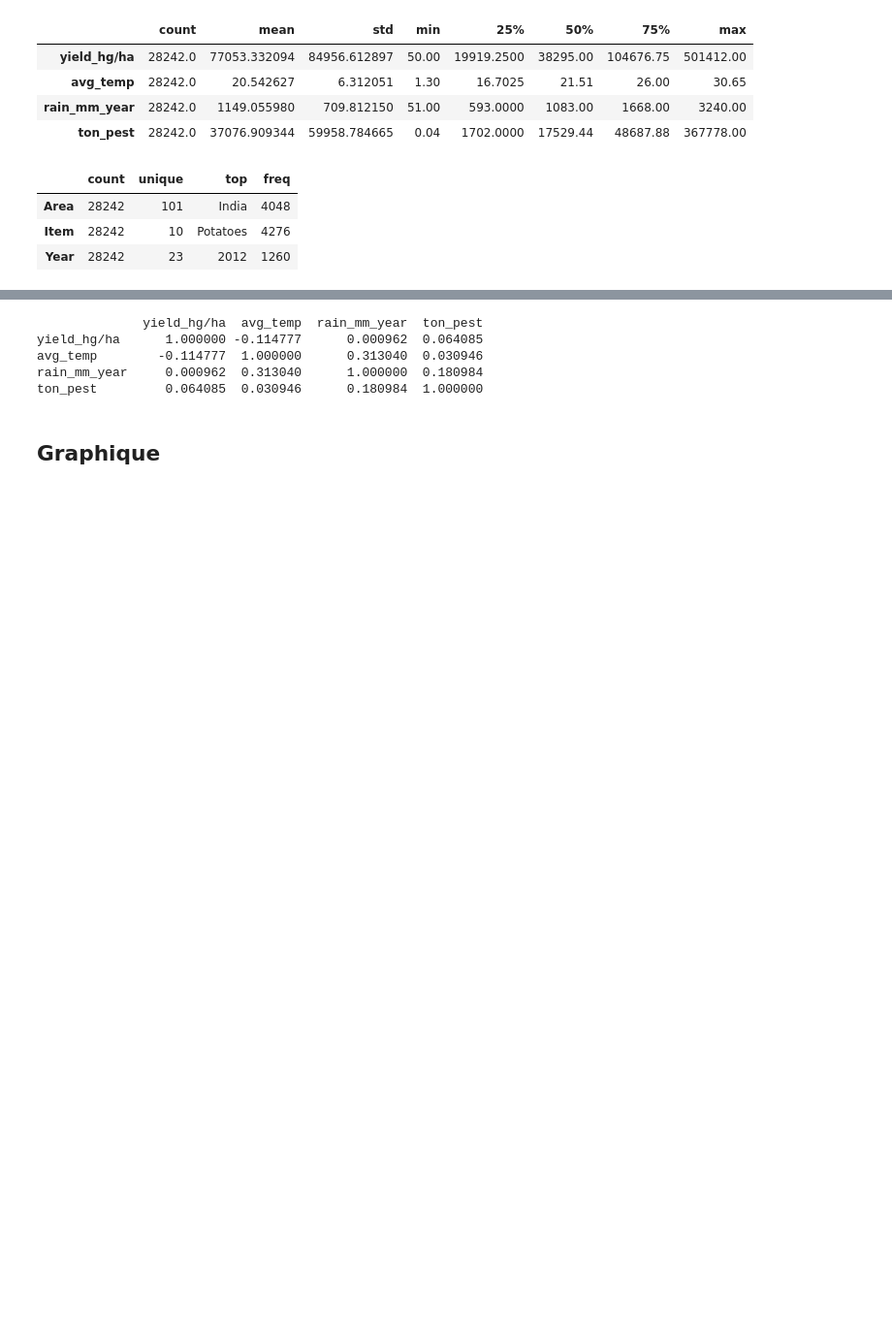
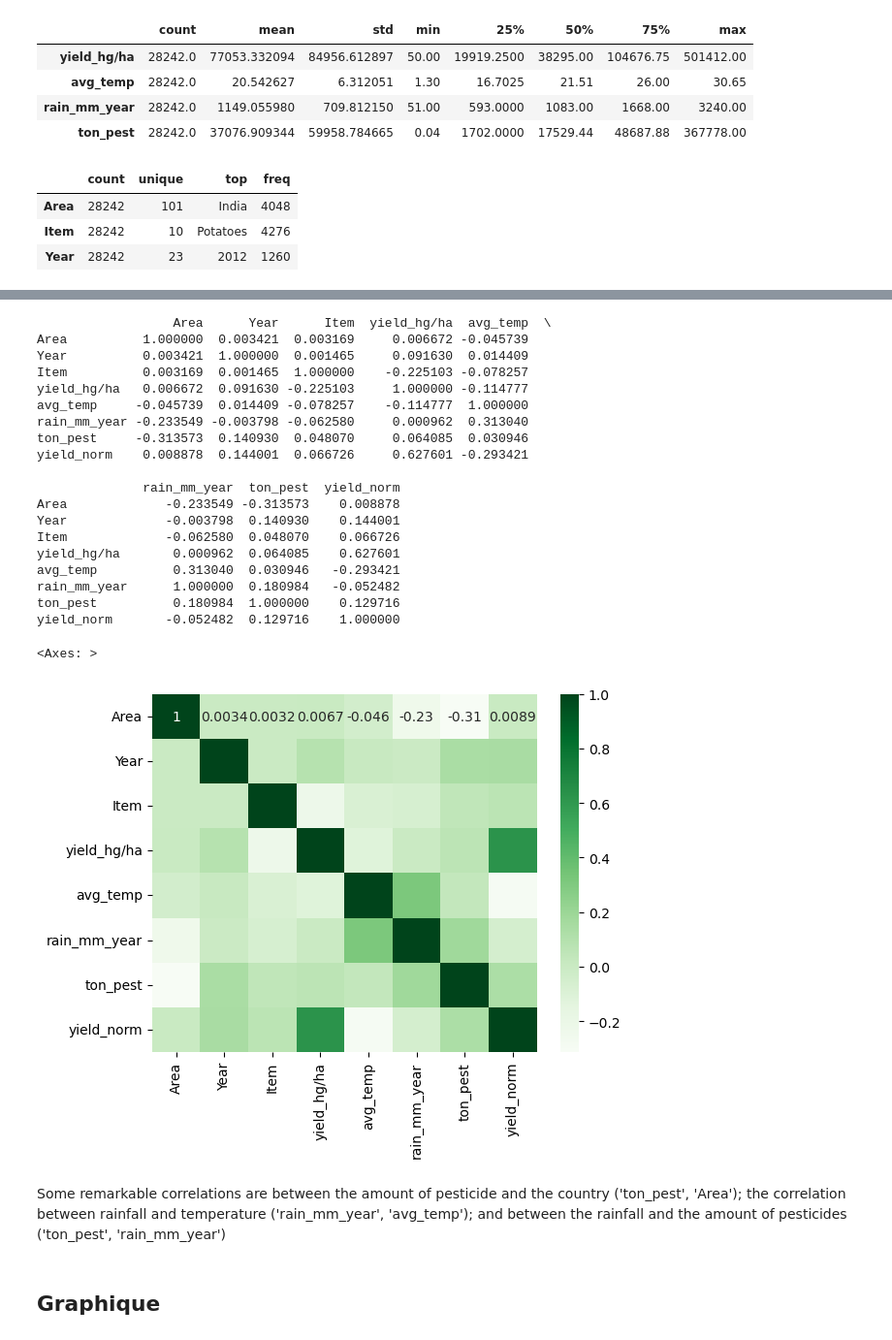
Before and after one commit to afonsopastana/test, a Jupyter notebook: models-to-yield-prediction.ipynb, the cells around one changed output, grey strips where cells are left out. Shown at 97% size. Cells and saved outputs as stored; diff of their text form; code cells hidden in the pictures; blank space fills up the shorter version.

```diff
--- a/models-to-yield-prediction.ipynb
+++ b/models-to-yield-prediction.ipynb
@@ -257,0 +311,9 @@ df.describe(include = 'object').T
+# %%
+from sklearn.preprocessing import LabelEncoder
+
+df2 = df.copy()
+labelencoder = LabelEncoder()
+df2.iloc[:, 0] = labelencoder.fit_transform(df2.iloc[:, 0])
+df2.iloc[:, 1] = labelencoder.fit_transform(df2.iloc[:, 1])
+# df2.Year = df2.Year.astype('int')
+df2
@@ -258,13 +334,31 @@ df.describe(include = 'object').T
 # %%
-corr_matrix = df.loc[:,['yield_hg/ha','avg_temp','rain_mm_year', 'ton_pest']].corr()
+corr_matrix = df2.loc[:,['Area', 'Year', 'Item', 'yield_hg/ha','avg_temp','rain_mm_year', 'ton_pest', 'yield_norm']].corr()
 print(corr_matrix)
-# sns.heatmap(corr_matrix, annot= True , cmap='Greens')
+sns.heatmap(corr_matrix, annot=True, cmap='Greens')
 # %% [output]
-              yield_hg/ha  avg_temp  rain_mm_year  ton_pest
-yield_hg/ha      1.000000 -0.114777      0.000962  0.064085
-avg_temp        -0.114777  1.000000      0.313040  0.030946
-rain_mm_year     0.000962  0.313040      1.000000  0.180984
-ton_pest         0.064085  0.030946      0.180984  1.000000
+                  Area      Year      Item  yield_hg/ha  avg_temp  \
+Area          1.000000  0.003421  0.003169     0.006672 -0.045739
+Year          0.003421  1.000000  0.001465     0.091630  0.014409
+Item          0.003169  0.001465  1.000000    -0.225103 -0.078257
+yield_hg/ha   0.006672  0.091630 -0.225103     1.000000 -0.114777
+avg_temp     -0.045739  0.014409 -0.078257    -0.114777  1.000000
+rain_mm_year -0.233549 -0.003798 -0.062580     0.000962  0.313040
+ton_pest     -0.313573  0.140930  0.048070     0.064085  0.030946
+yield_norm    0.008878  0.144001  0.066726     0.627601 -0.293421
+
+              rain_mm_year  ton_pest  yield_norm
+Area             -0.233549 -0.313573    0.008878
+Year             -0.003798  0.140930    0.144001
+Item             -0.062580  0.048070    0.066726
+yield_hg/ha       0.000962  0.064085    0.627601
+avg_temp          0.313040  0.030946   -0.293421
+rain_mm_year      1.000000  0.180984   -0.052482
+ton_pest          0.180984  1.000000    0.129716
+yield_norm       -0.052482  0.129716    1.000000
+<Axes: >
+[figure, added]
+# %% [markdown]
+Some remarkable correlations are between the amount of pesticide and the country ('ton_pest', 'Area'); the correlation between rainfall and temperature ('rain_mm_year', 'avg_temp'); and between the rainfall and the amount of pesticides ('ton_pest', 'rain_mm_year')
 # %% [markdown]
 ## Graphique
 # %%
```
Also changed, not shown: parts of 26 cells of this notebook.
